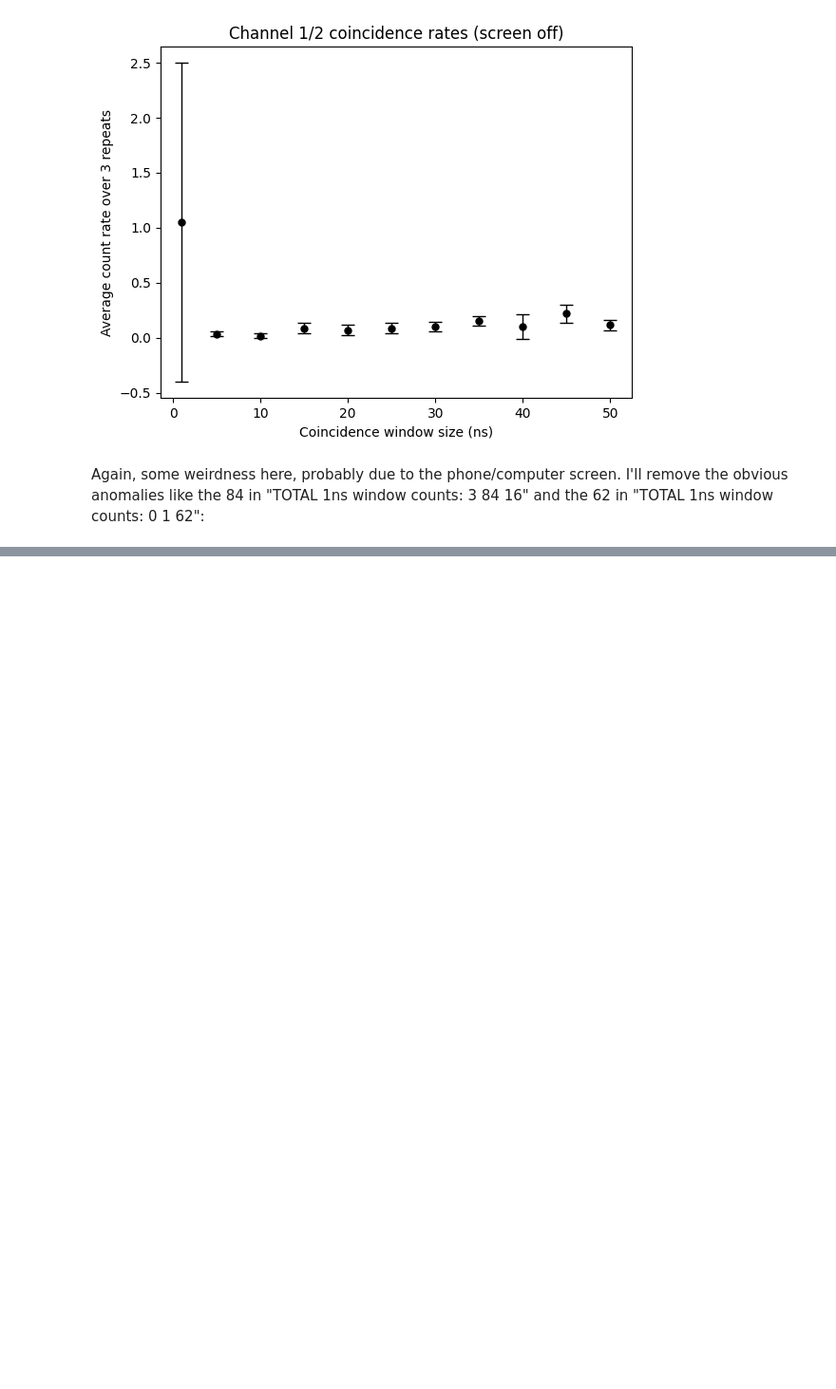
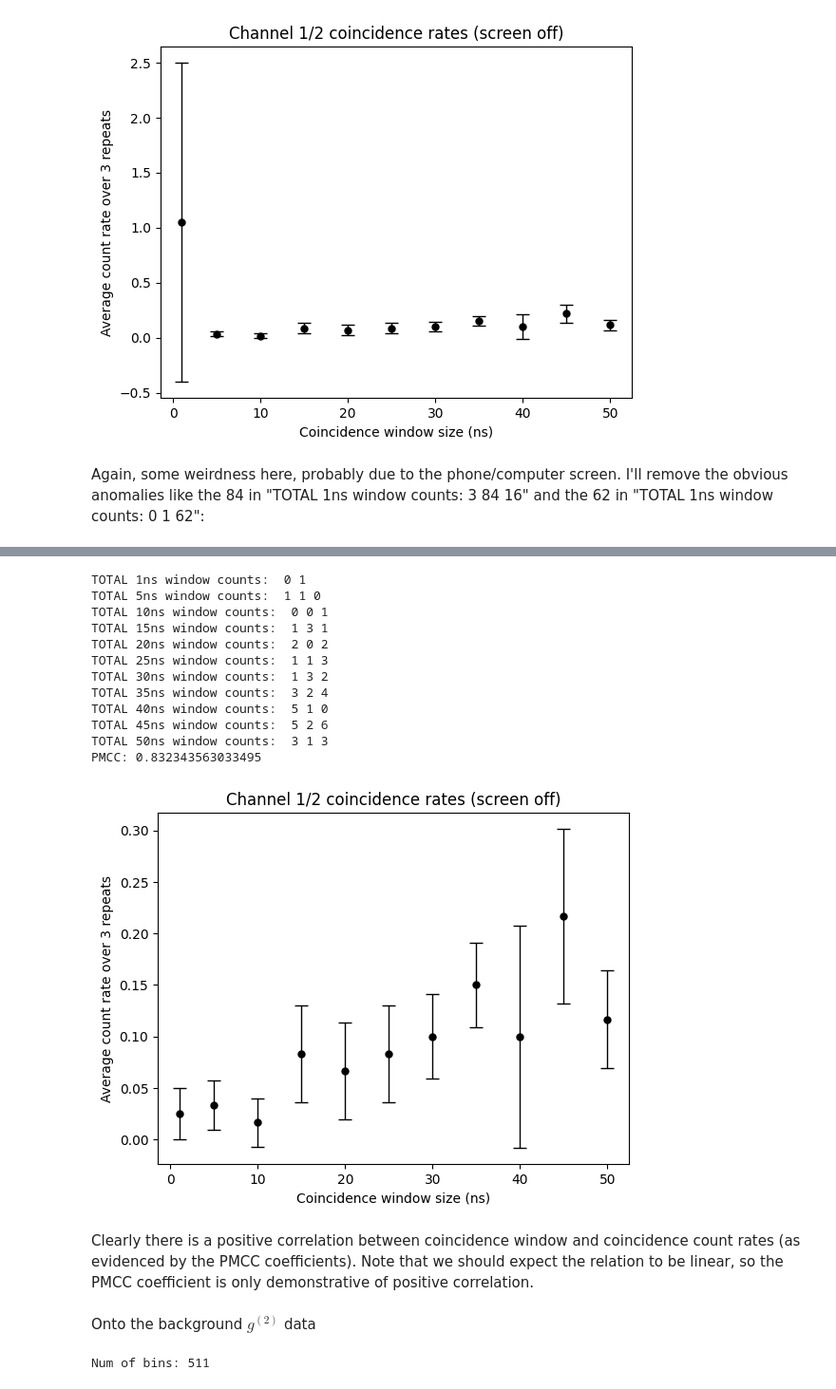
Before and after one commit to MixtliMonroe/SinglePhotonInterference, a Jupyter notebook: analyzeBackground.ipynb, the cells around one changed output, grey strips where cells are left out. Shown at 95% size. Drawn from its saved outputs; the diff is of its cells as text; code cells hidden in the pictures; blank space fills up the shorter version.

Commit message:
Background analysis continued

```diff
--- a/analyzeBackground.ipynb
+++ b/analyzeBackground.ipynb
@@ -506,0 +545,58 @@ Again, some weirdness here, probably due to the phone/computer screen. I'll remo
+# %%
+# For each coincidence window
+y=[]
+for i in range(11):
+    if i == 0:
+        updated_counts = [screenoff_countdata_1[i, 33], screenoff_countdata_2[i, 33]]
+    else:
+        updated_counts = [screenoff_countdata_1[i, 33], screenoff_countdata_2[i, 33], screenoff_countdata_3[i, 33]]
+    print(f"TOTAL {ns_values[i]}ns window counts: ", *updated_counts)
+    # Calculate count rate
+    mean = np.mean(updated_counts)/20
+    stdev = np.std(updated_counts)/20
+    y.append(mean)
+    plt.errorbar(ns_values[i], mean, stdev, color="black", capsize=5, fmt="o", lw=1, markersize=5)
+
+print(f"PMCC: {pearsonr(ns_values, y)[0]}")
+plt.title("Channel 1/2 coincidence rates (screen off)")
+plt.xlabel("Coincidence window size (ns)")
+plt.ylabel("Average count rate over 3 repeats")
+plt.show()
+# %% [output]
+TOTAL 1ns window counts:  0 1
+TOTAL 5ns window counts:  1 1 0
+TOTAL 10ns window counts:  0 0 1
+TOTAL 15ns window counts:  1 3 1
+TOTAL 20ns window counts:  2 0 2
+TOTAL 25ns window counts:  1 1 3
+TOTAL 30ns window counts:  1 3 2
+TOTAL 35ns window counts:  3 2 4
+TOTAL 40ns window counts:  5 1 0
+TOTAL 45ns window counts:  5 2 6
+TOTAL 50ns window counts:  3 1 3
+PMCC: 0.832343563033495
+[figure, added]
+# %% [markdown]
+Clearly there is a positive correlation between coincidence window and coincidence count rates (as evidenced by the PMCC coefficients). Note that we should expect the relation to be linear, so the PMCC coefficient is only demonstrative of positive correlation.
+# %% [markdown]
+Onto the background $g^{(2)}$ data
+# %%
+screenoff_g2 = []
+for i in range(3):
+    df = pd.read_csv(r"Background\Screen off\G2Functions_"+ str(i) +r".txt", comment='#', sep=';', header=None, names=["T", "G2"])
+    df = df.to_numpy().T
+    if i == 0:
+        g2_t = df[0]
+    screenoff_g2.append(df[1])
+screenoff_g2 = np.array(screenoff_g2)
+
+screenon_g2 = []
+for i in range(3):
+    df = pd.read_csv(r"Background\Screen on\G2Functions_"+ str(i) +r".txt", comment='#', sep=';', header=None, names=["T", "G2"])
+    df = df.to_numpy().T
+    screenon_g2.append(df[1])
+screenon_g2 = np.array(screenon_g2)
+
+print("Num of bins:", len(g2_t))
+# %% [output]
+Num of bins: 511
```
Also changed, not shown: parts of 7 cells of this notebook.
